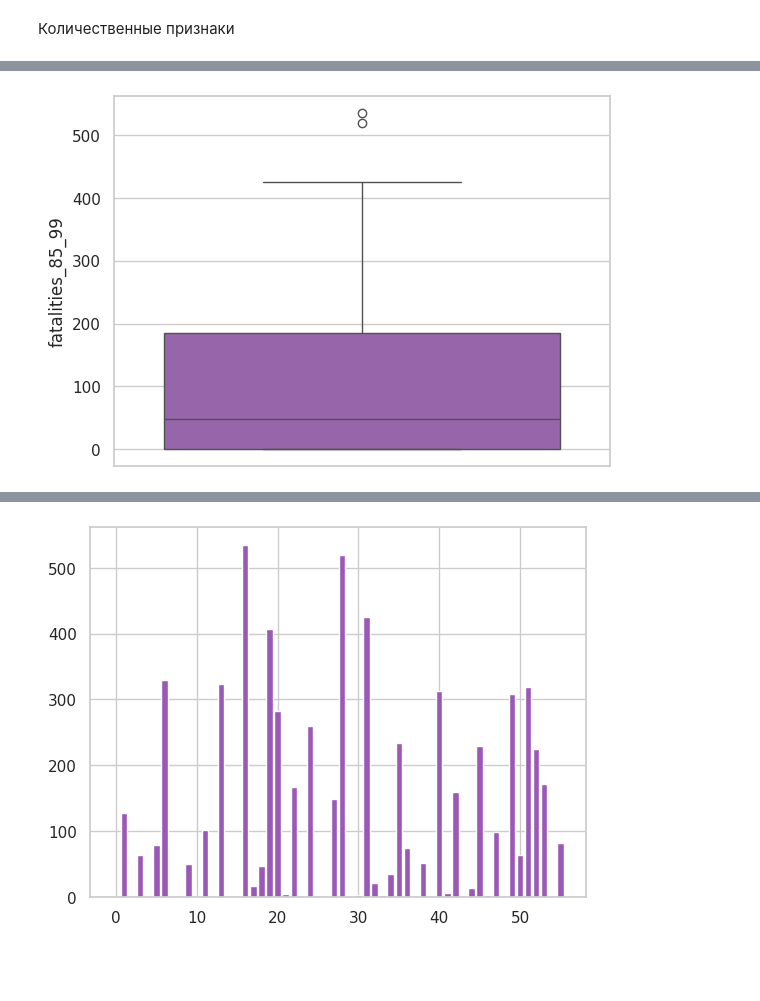
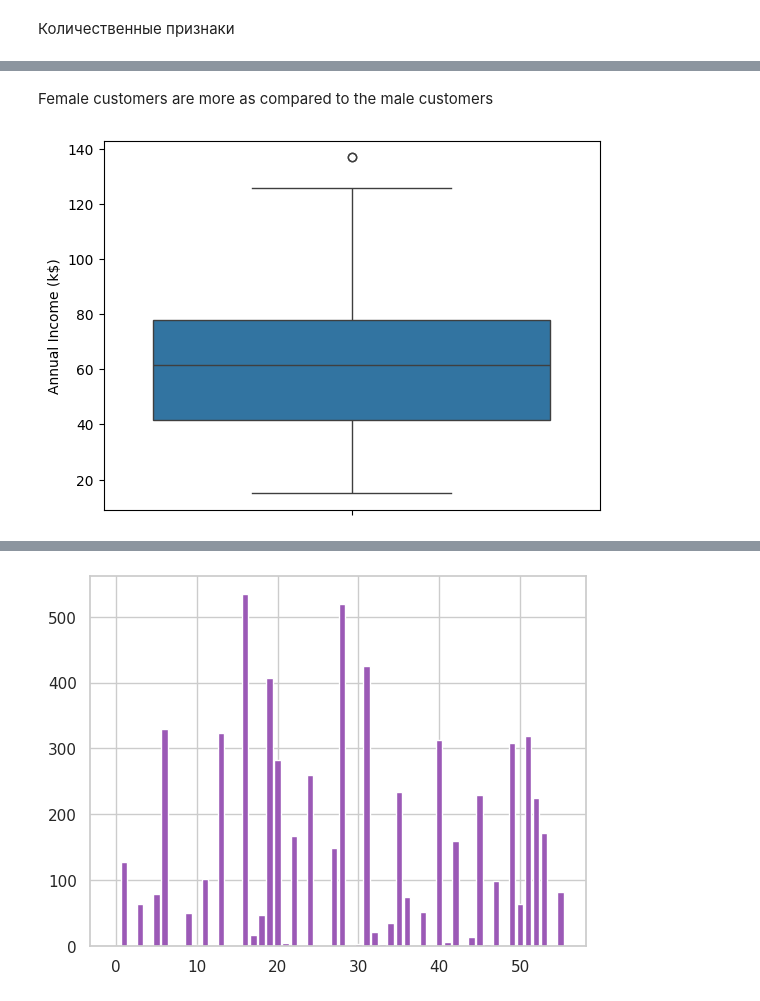
Before and after one commit to IngaBesedina/AI_ML_2, a Jupyter notebook: LabWork2.ipynb, the cells around one changed output, grey strips where cells are left out. Drawn from its saved outputs; the diff is of its cells as text; code cells hidden in the pictures; blank space fills up the shorter version.

```diff
--- a/LabWork2.ipynb
+++ b/LabWork2.ipynb
@@ -9,5 +12,5 @@ import seaborn as sns
 # %%
-data_path = "https://raw.githubusercontent.com/fivethirtyeight/data/master/airline-safety/airline-safety.csv"
+data_path = "https://raw.githubusercontent.com/IngaBesedina/AI_ML_2/main/data/Mall_Customers.csv"
 data = pd.read_csv(data_path)
 data.head(10)
 # data.columns
@@ -60,0 +64,8 @@ data['fatalities_85_99'].hist();
+# %%
+plt.figure(figsize=(7,5))
+sns.set_style('darkgrid')
+
+plt.xlabel("Count", fontsize=15)
+plt.ylabel("Gender", fontsize=15)
+sns.countplot(data.Genre, palette="nipy_spectral_r")
+plt.show()
@@ -61,8 +77,10 @@ data['fatalities_85_99'].hist();
+# %% [markdown]
+Female customers are more as compared to the male customers
 # %%
 # использование Seaborn
 # Построение диаграммы типа "ящик с усами"
 # по диаграмме можно определить медиану, квартили,
 # интерквартильный размах, выбросы
-sns.boxplot(data['fatalities_85_99']);
+sns.boxplot(data['Annual Income (k$)']);
 # %% [output]
-[figure, old version]
+[figure, new version]
```
Also changed, not shown: parts of 18 cells of this notebook.
